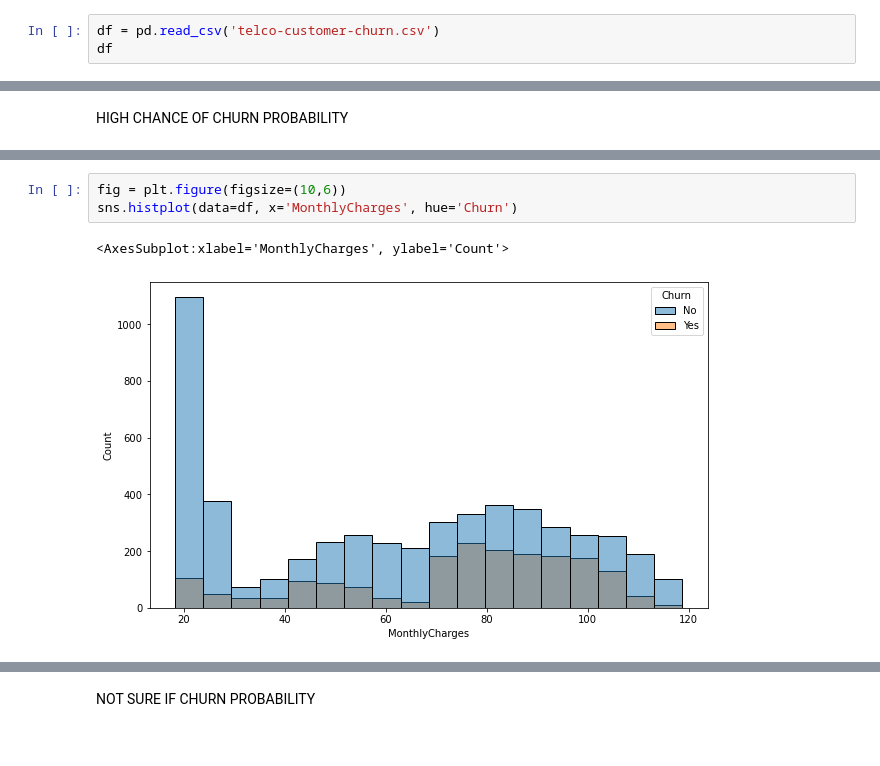
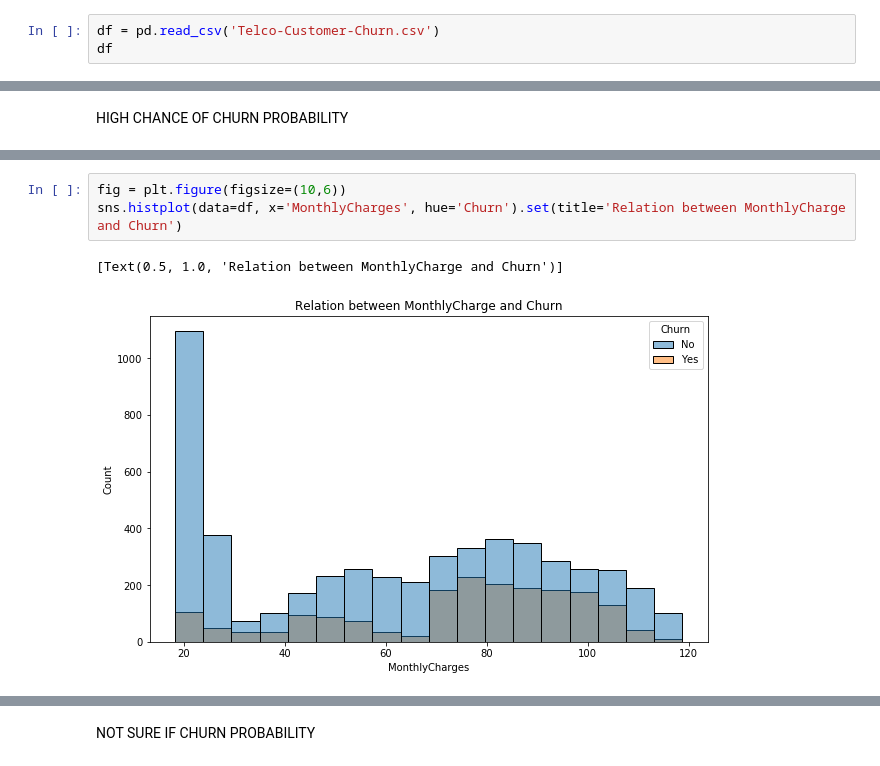
Before and after one commit to Nas-virat/Telco-Customer-Churn, a Jupyter notebook: Telco-Churn-Visualization.ipynb, the cells around one changed output, grey strips where cells are left out. Drawn from its saved outputs; the diff is of its cells as text.

```diff
--- a/Telco-Churn-Visualization.ipynb
+++ b/Telco-Churn-Visualization.ipynb
@@ -10,7 +13,7 @@ import seaborn as sns
 # %% [markdown]
 ### IMPORT DATA
 # %%
-df = pd.read_csv('telco-customer-churn.csv')
+df = pd.read_csv('Telco-Customer-Churn.csv')
 df
 # %% [output]
 |  | customerID | gender | SeniorCitizen | Partner | Dependents | tenure | PhoneService | MultipleLines | ... |
@@ -85,6 +123,6 @@ sns.countplot(data=df, x='OnlineSecurity', hue='Churn')
 # %%
 fig = plt.figure(figsize=(10,6))
-sns.histplot(data=df, x='MonthlyCharges', hue='Churn')
+sns.histplot(data=df, x='MonthlyCharges', hue='Churn').set(title='Relation between MonthlyCharge and Churn')
 # %% [output]
-<AxesSubplot:xlabel='MonthlyCharges', ylabel='Count'>
+[Text(0.5, 1.0, 'Relation between MonthlyCharge and Churn')]
-[figure, old version]
+[figure, new version]
```
Also changed, not shown: parts of 33 cells of this notebook.
